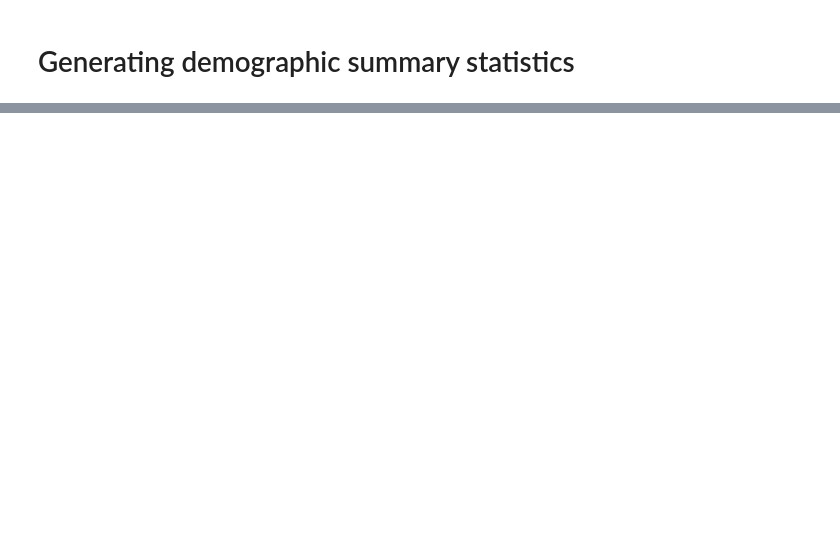
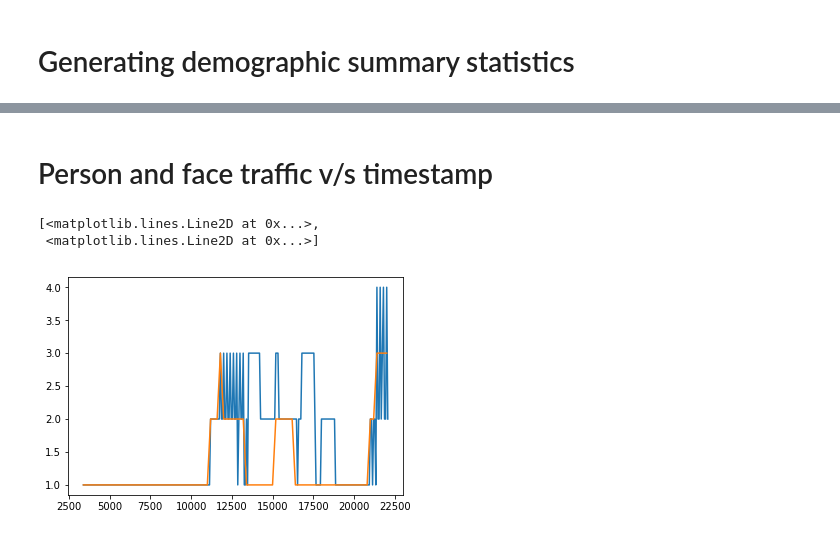
Before and after one commit to drunkONdata/display_sense, a Jupyter notebook: neha/aws_reko.ipynb, the cells around one changed output, grey strips where cells are left out. Saved outputs shown, nothing was run; the diff lists cells and outputs as text; code cells hidden in the pictures; blank space fills up the shorter version.

Commit message:
Add matplotlib analytics plots

```diff
--- a/neha/aws_reko.ipynb
+++ b/neha/aws_reko.ipynb
@@ -56,0 +59,49 @@ face_results
+# %% [markdown]
+# Person and face traffic v/s timestamp
+# %%
+timestamp_face_count_dict = defaultdict(int)
+timestamp_person_count_dict = defaultdict(int)
+timestamp_male_count_dict = defaultdict(int)
+timestamp_female_count_dict = defaultdict(int)
+timestamp_youth_count_dict = defaultdict(int) # [0 - 18) years
+timestamp_adult_count_dict = defaultdict(int) # [18 - 60) years
+timestamp_seniors_count_dict = defaultdict(int) # [>60] years
+
+for result in results:
+    timestamp = result['Timestamp']
+
+    timestamp_person_count_dict[timestamp] += 1
+
+    if 'Face' in result['Person']:
+        timestamp_face_count_dict[timestamp] += 1
+
+        # Male count
+        if result['Person']['Face']['Gender']['Value'] == 'Male' and result['Person']['Face']['Gender']['Confidence'] >= 75:
+            timestamp_male_count_dict[timestamp] += 1
+
+        # Female count
+        if result['Person']['Face']['Gender']['Value'] == 'Female' and result['Person']['Face']['Gender']['Confidence'] >= 75:
+            timestamp_female_count_dict[timestamp] += 1
+
+
+        avg_age = (result['Person']['Face']['AgeRange']['Low'] + result['Person']['Face']['AgeRange']['High']) / 2
+
+        # Youth count
+        if avg_age >= 0 and avg_age < 18:
+            timestamp_youth_count_dict[timestamp] += 1
+        # Adult count
+        elif avg_age >= 18 and avg_age < 60:
+            timestamp_adult_count_dict[timestamp] += 1
+        # Seniors count
+        else:
+            timestamp_seniors_count_dict[timestamp] += 1
+
+    else:
+        timestamp_male_count_dict[timestamp],timestamp_female_count_dict[timestamp], timestamp_youth_count_dict[timestamp], timestamp_adult_count_dict[timestamp], timestamp_seniors_count_dict[timestamp] = 0, 0, 0, 0, 0
+# %%
+# Person and face traffic
+plt.plot(list(map(int, timestamp_person_count_dict.keys())), timestamp_person_count_dict.values(),list(map(int, timestamp_face_count_dict.keys())), timestamp_face_count_dict.values())
+# %% [output]
+[<matplotlib.lines.Line2D at 0x...>,
+ <matplotlib.lines.Line2D at 0x...>]
+[figure, added]
```
Also changed, not shown: parts of 13 cells of this notebook, 1 other file.
